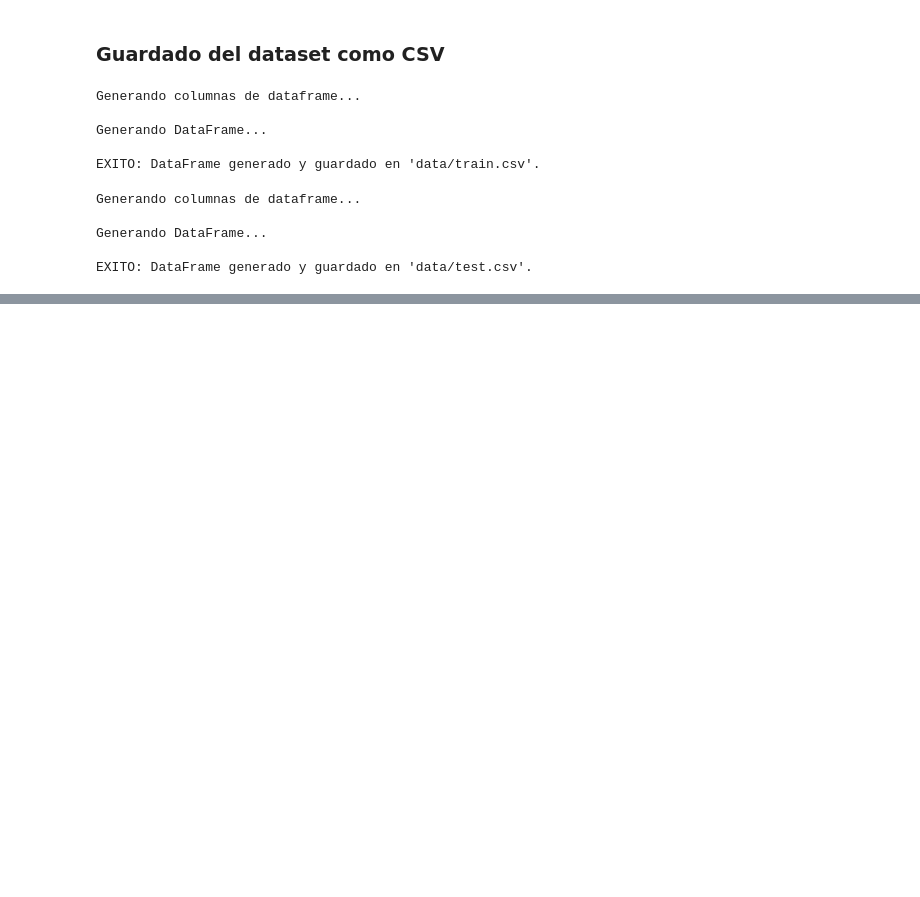
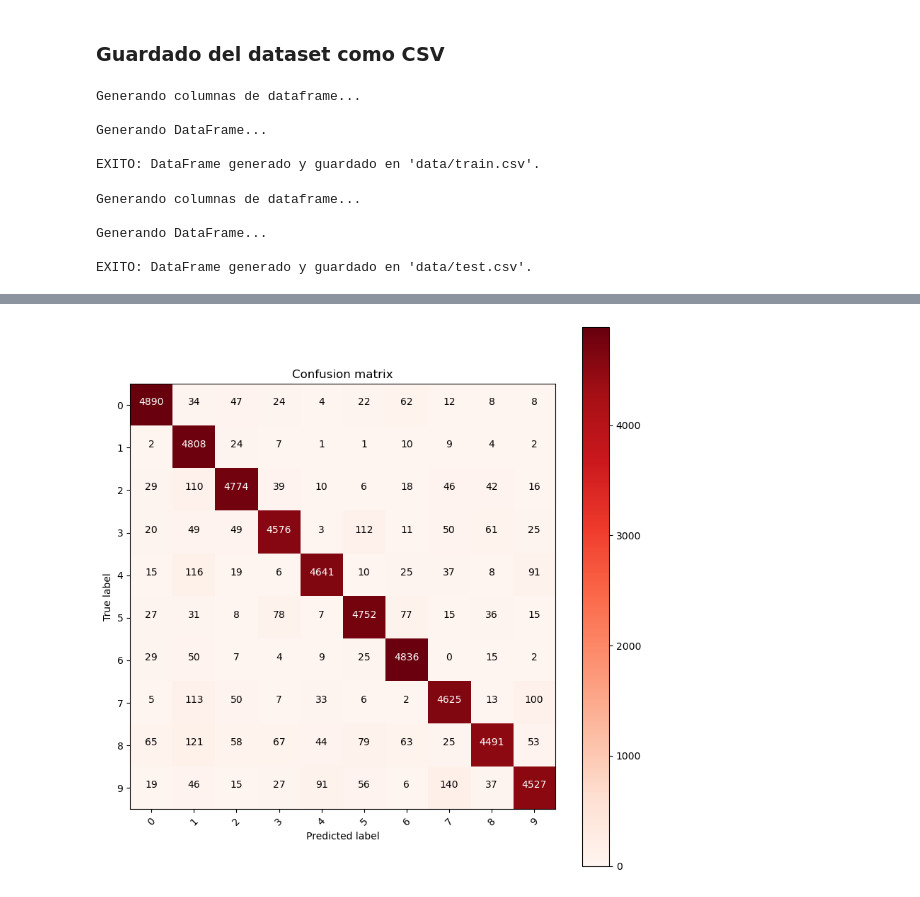
Before and after one commit to LeivaDiego/Lab4-DataScience, a Jupyter notebook: Lab4_CNN.ipynb, the cells around one changed output, grey strips where cells are left out. Drawn from its saved outputs; the diff is of its cells as text; code cells hidden in the pictures; blank space fills up the shorter version.

```diff
--- a/Lab4_CNN.ipynb
+++ b/Lab4_CNN.ipynb
@@ -621,0 +668,8 @@ EXITO: DataFrame generado y guardado en 'data/test.csv'.
+# %%
+X_train, y_train, X_val, y_val, X_test = preprocessing(train_df, test_df)
+
+print(f'Dimensiones de los datos de entrenamiento: {X_train.shape}')
+print(f'Dimensiones de las etiquetas de entrenamiento: {y_train.shape}')
+print(f'Dimensiones de los datos de validación: {X_val.shape}')
+print(f'Dimensiones de las etiquetas de validación: {y_val.shape}')
+print(f'Dimensiones de los datos de prueba: {X_test.shape}')
@@ -621,0 +996,36 @@ EXITO: DataFrame generado y guardado en 'data/test.csv'.
+# %%
+def plot_confusion_matrix(confusion_matrix,
+                          cmap=plt.cm.Reds):
+
+    classes = range(10)
+
+    plt.figure(figsize=(8,8))
+    plt.imshow(confusion_matrix,
+               interpolation='nearest',
+               cmap=cmap)
+    plt.title('Confusion matrix')
+    plt.colorbar()
+    tick_marks = np.arange(len(classes))
+    plt.xticks(tick_marks, classes, rotation=45)
+    plt.yticks(tick_marks, classes)
+
+    thresh = confusion_matrix.max() / 2.
+    for i, j in itertools.product(range(confusion_matrix.shape[0]), range(confusion_matrix.shape[1])):
+        plt.text(j, i, confusion_matrix[i, j],
+                 horizontalalignment="center",
+                 color="white" if confusion_matrix[i, j] > thresh else "black")
+
+    plt.tight_layout()
+    plt.ylabel('True label')
+    plt.xlabel('Predicted label')
+# %%
+# Get predictions of validation set from last epoch
+y_pred_classes = val_preds[EPOCHS - 1].cpu().numpy().ravel()
+
+# compute the confusion matrix
+cm = confusion_matrix(y_val, y_pred_classes)
+
+# plot the confusion matrix
+plot_confusion_matrix(cm)
+# %% [output]
+[figure, added]
```
Also changed, not shown: parts of 21 cells of this notebook.
